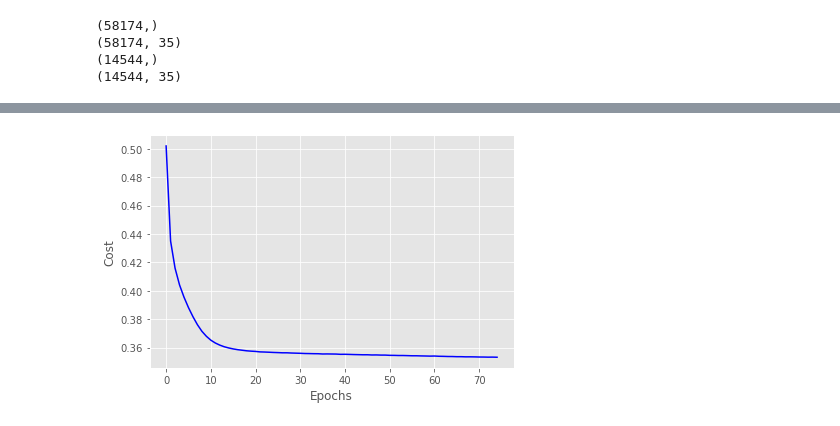
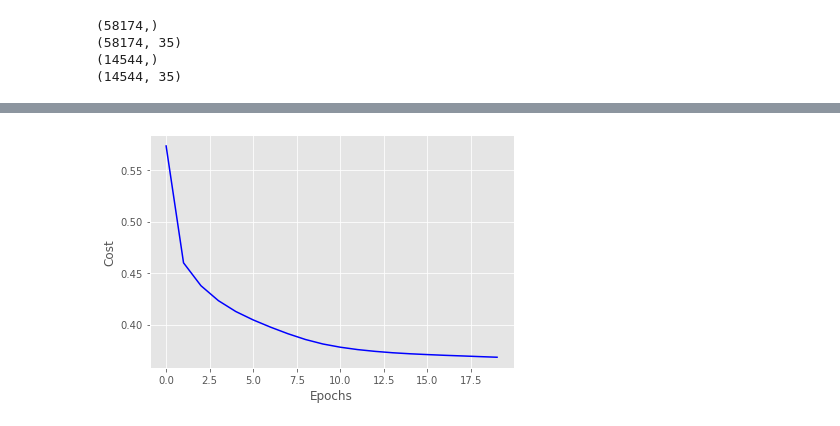
Before and after one commit to lukedemaio/MLLab04, a Jupyter notebook: Lab4.ipynb, the cells around one changed output, grey strips where cells are left out. Saved outputs shown, nothing was run; the diff lists cells and outputs as text; code cells hidden in the pictures.

```diff
--- a/Lab4.ipynb
+++ b/Lab4.ipynb
@@ -511,7 +479,11 @@ print(X_test.shape)
 # %%
 scaler = StandardScaler()
-X_cat_train = X_train.copy()
-X_cat_test = X_test.copy()
-
-X_cat_train = scaler.fit_transform(X_cat_train)
-X_cat_test = scaler.fit_transform(X_cat_test)
+X_train = scaler.fit_transform(X_train)
+X_test = scaler.fit_transform(X_test)
+# %%
+y_train = y_train.div(100)
+y_train = pd.qcut(y_train,q=4,labels=[1,2,3,4],precision=0)
+y_test = pd.cut(y_test,bins=4,labels=[1,2,3,4],precision=0)
+# %%
+y_train = y_train.to_numpy(dtype='int64')
+y_test = y_test.to_numpy(dtype='int64')
@@ -518,8 +500,8 @@ X_cat_test = scaler.fit_transform(X_cat_test)
 # %%
 %%time
-nn_glorot = TLPBetterInitial(**params)
+nn_mcg = TLP_MCG(**params)
 
-nn_glorot.fit(X_cat_train, y_train, print_progress=1)
-yhat = nn_glorot.predict(X_cat_test)
+nn_mcg.fit(X_train, y_train, print_progress=1)
+yhat = nn_mcg.predict(X_test)
 print('Accuracy:',accuracy_score(y_test,yhat))
 # %% [output]
@@ -530,13 +512,13 @@ Wall time: 1min 32s
 # %%
-cost_avgs = [np.mean(x) for x in nn_glorot.cost_]
+cost_avgs = [np.mean(x) for x in nn_mcg.cost_]
 
 plt.plot(range(len(cost_avgs)), cost_avgs, color='blue')
 plt.ylabel('Cost')
 plt.xlabel('Epochs')
 plt.tight_layout()
 plt.show()
 # %% [output]
-[figure, old version]
+[figure, new version]
 # %%
 #[1 points] Compare the performance of the three models you just trained. Are there any meaningful differences in
 #performance? Explain, in your own words, why these models have (or do not have) different performances.
```
Also changed, not shown: parts of 27 cells of this notebook.
